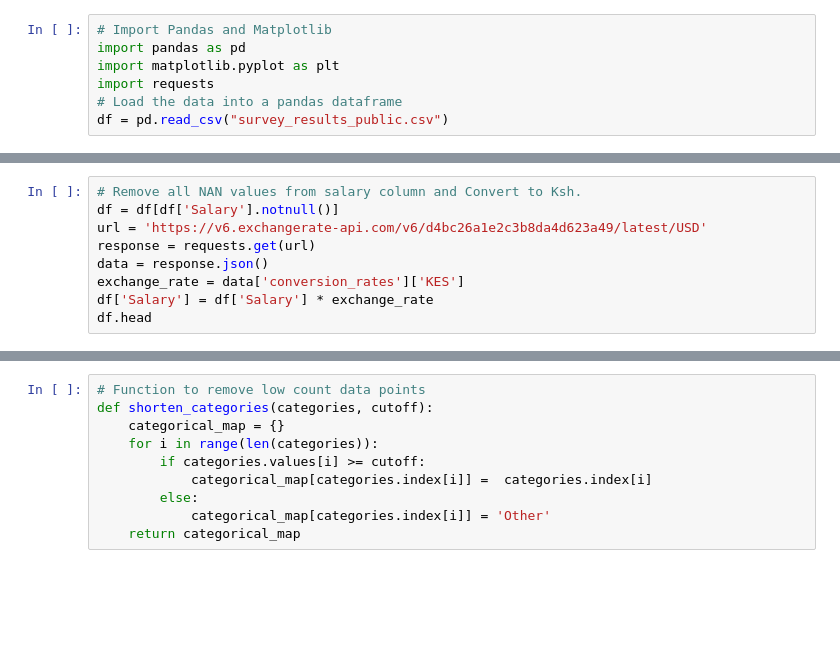
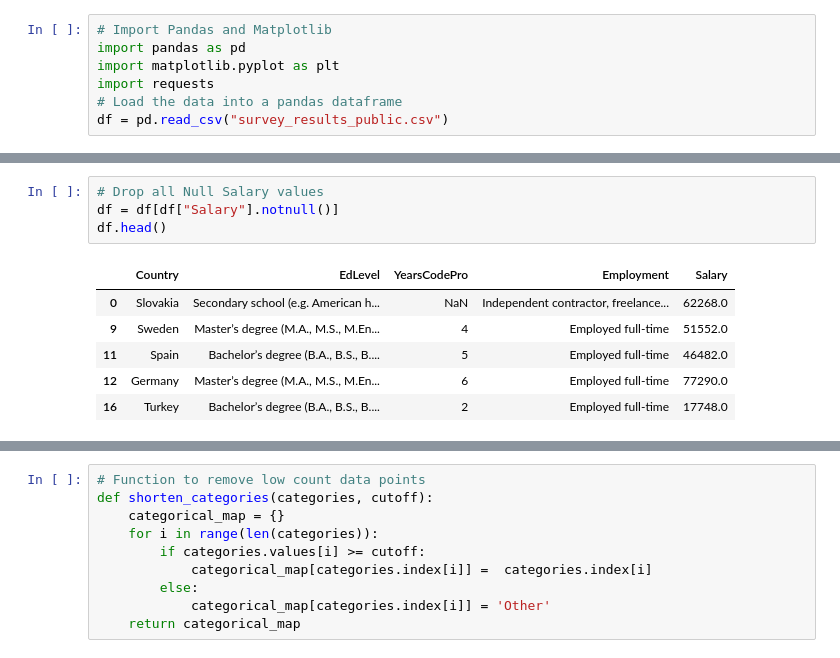
Before and after one commit to brightmaraba/salary-prediction, a Jupyter notebook: SalaryPrediction.ipynb, the cells around one changed output, grey strips where cells are left out. Cells and saved outputs as stored; diff of their text form; blank space fills up the shorter version.

```diff
--- a/SalaryPrediction.ipynb
+++ b/SalaryPrediction.ipynb
@@ -16,12 +52,14 @@ df.head
-# %%
-# Remove all NAN values from salary column and Convert to Ksh.
-df = df[df['Salary'].notnull()]
-url = 'https://v6.exchangerate-api.com/v6/d4bc26a1e2c3b8da4d623a49/latest/USD'
-response = requests.get(url)
-data = response.json()
-exchange_rate = data['conversion_rates']['KES']
-df['Salary'] = df['Salary'] * exchange_rate
-df.head
+# %%
+# Drop all Null Salary values
+df = df[df["Salary"].notnull()]
+df.head()
+# %% [output]
+|  | Country | EdLevel | YearsCodePro | Employment | Salary |
+| 0 | Slovakia | Secondary school (e.g. American h... | NaN | Independent contractor, freelance... | 62268.0 |
+| 9 | Sweden | Master’s degree (M.A., M.S., M.En... | 4 | Employed full-time | 51552.0 |
+| 11 | Spain | Bachelor’s degree (B.A., B.S., B.... | 5 | Employed full-time | 46482.0 |
+| 12 | Germany | Master’s degree (M.A., M.S., M.En... | 6 | Employed full-time | 77290.0 |
+| 16 | Turkey | Bachelor’s degree (B.A., B.S., B.... | 2 | Employed full-time | 17748.0 |
 # %%
 # Check Info
 df.info()
```
Also changed, not shown: parts of 38 cells of this notebook, 8 other files.
